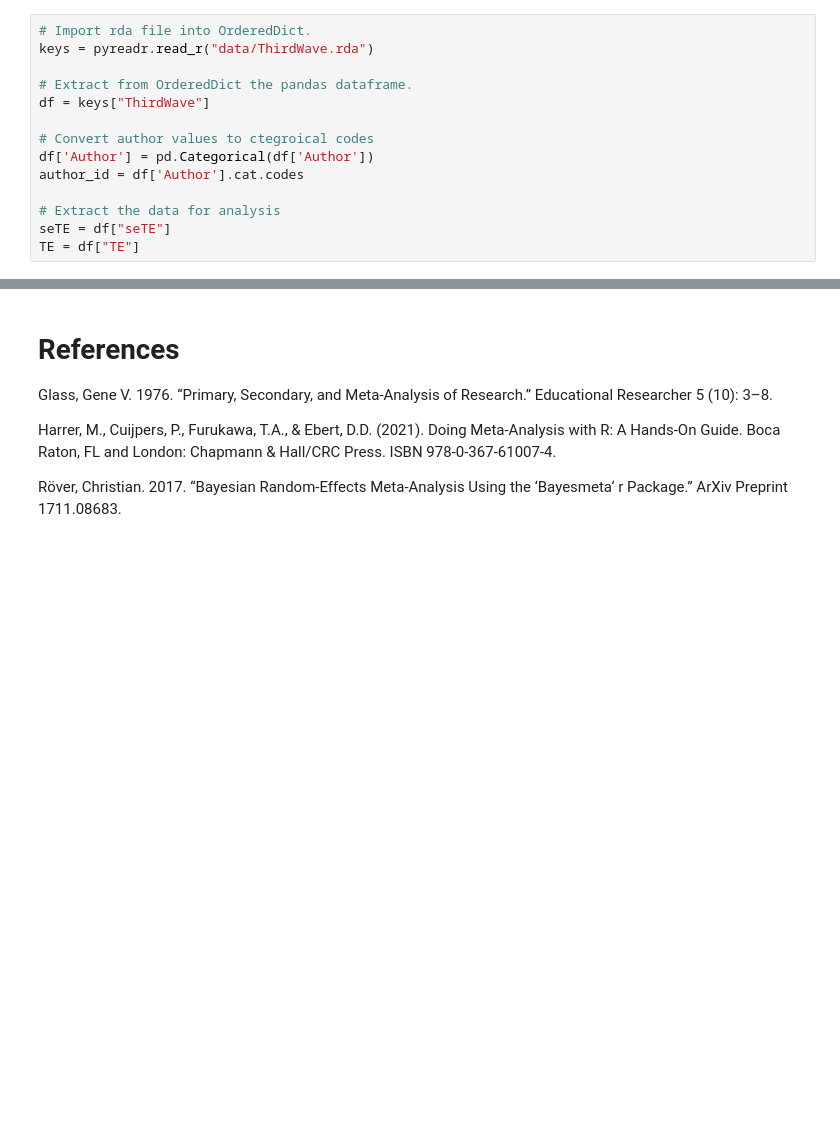
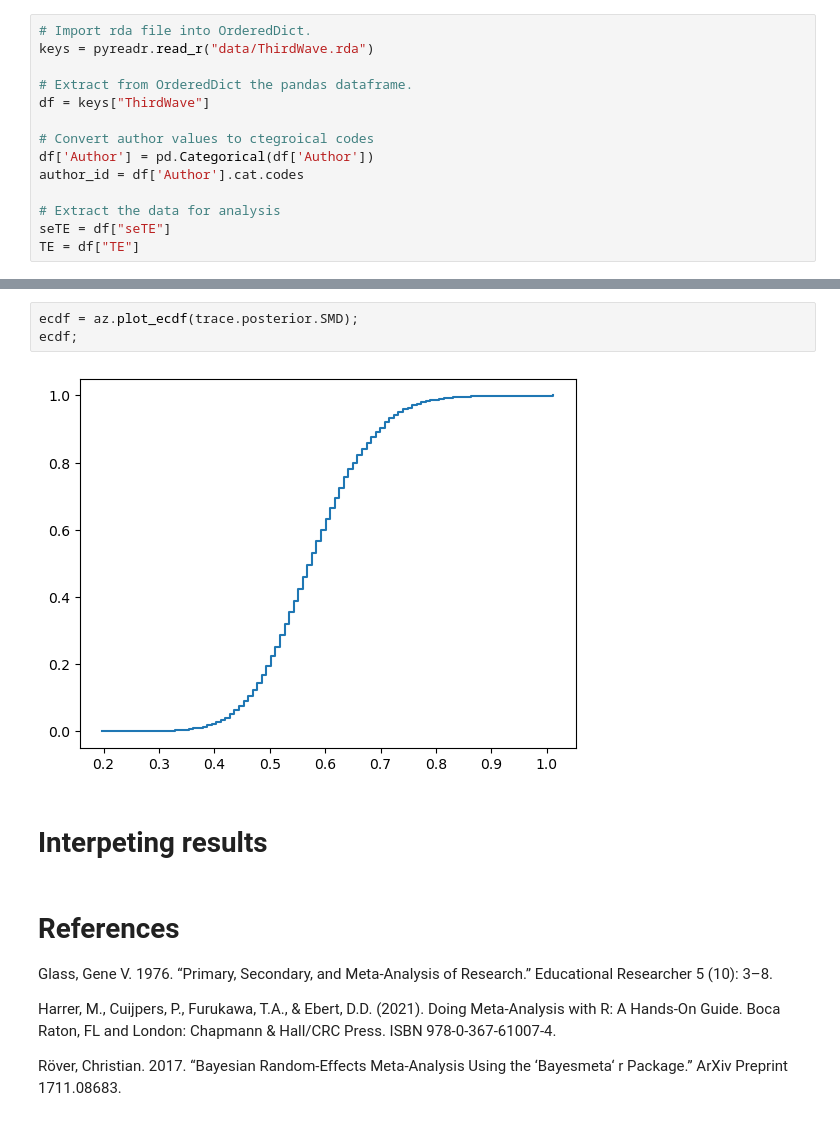
Before and after one commit to HPCurtis/meta_analysis_pymc, a Jupyter notebook: meta_analysis.ipynb, the cells around one changed output, grey strips where cells are left out. Cells and saved outputs as stored; diff of their text form; blank space fills up the shorter version.

```diff
--- a/meta_analysis.ipynb
+++ b/meta_analysis.ipynb
@@ -84,3 +93,10 @@ az.plot_ppc(trace, num_pp_samples=10);
+# %%
+ecdf = az.plot_ecdf(trace.posterior.SMD);
+ecdf;
+# %% [output]
+[figure, added]
+# %% [markdown]
+# Interpeting results
 # %% [markdown]
 # References
 Glass, Gene V. 1976. “Primary, Secondary, and Meta-Analysis of Research.” Educational Researcher 5 (10): 3–8.
```
Also changed, not shown: parts of 12 cells of this notebook.
